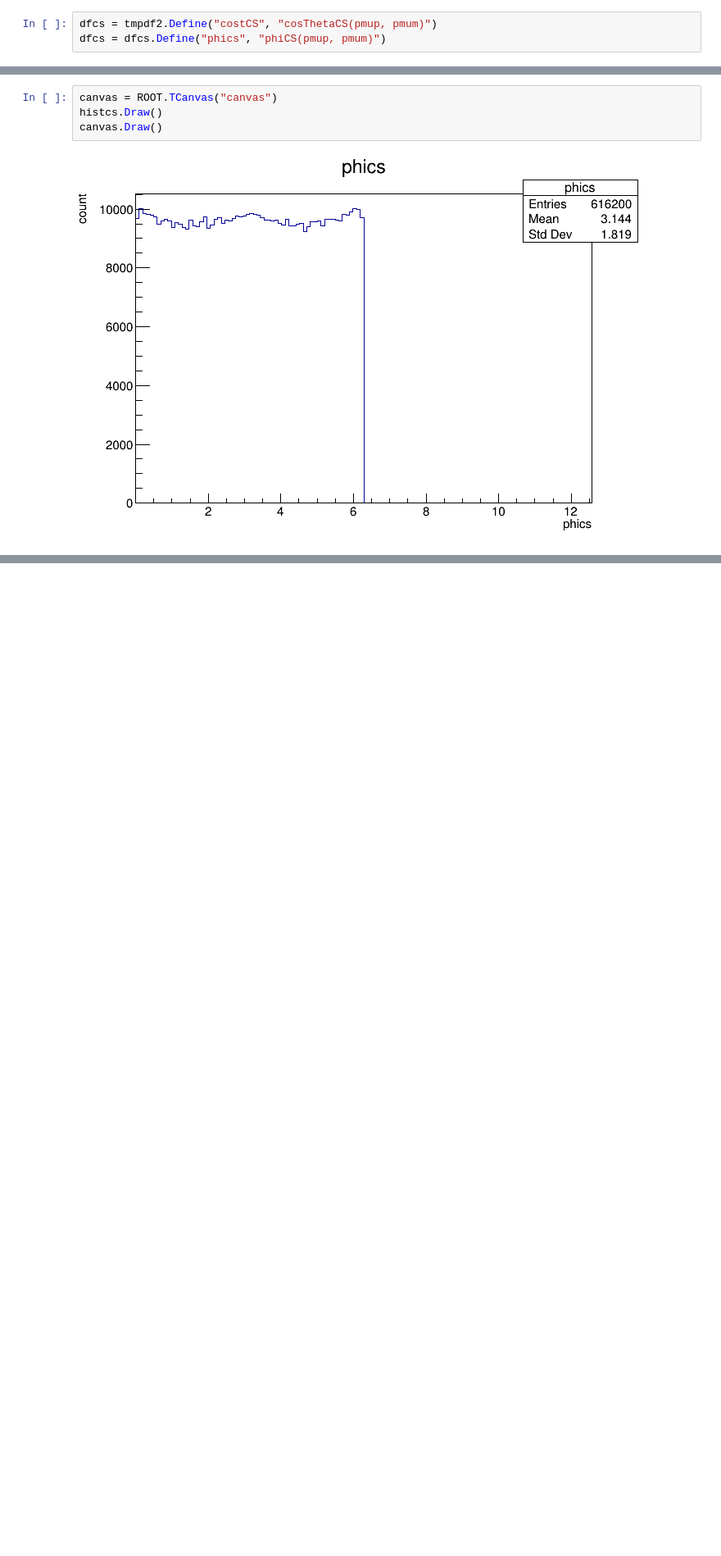
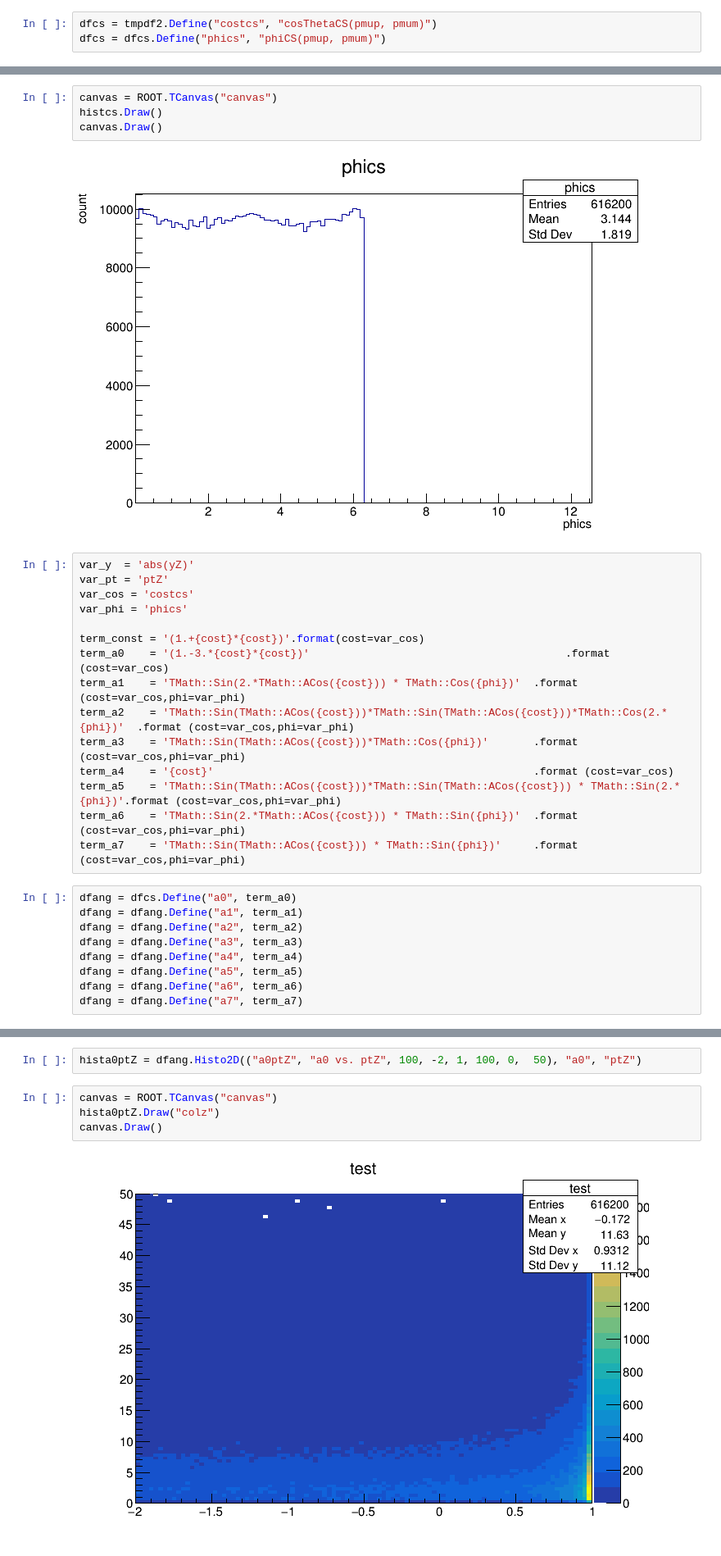
Before and after one commit to kdlong/MiNNLOValidation, a Jupyter notebook: angularCoefficients.ipynb, the cells around one changed output, grey strips where cells are left out. Shown: that part at 82% size. Drawn from its saved outputs; the diff is of its cells as text; blank space fills up the shorter version.

Commit message:
Add some 2D histograms

```diff
--- a/angularCoefficients.ipynb
+++ b/angularCoefficients.ipynb
@@ -93,6 +88,6 @@ tmpdf2 = dfz.Define("pmup", "LHEPart_pdgId[0] < 0 ? pmu1 : pmu2")
 tmpdf2 = tmpdf2.Define("pmum", "LHEPart_pdgId[0] > 0 ? pmu1 : pmu2")
 tmpdf2 = tmpdf2.Define("pmumpt", "pmum.Pt()")
 # %%
-dfcs = tmpdf2.Define("costCS", "cosThetaCS(pmup, pmum)")
+dfcs = tmpdf2.Define("costcs", "cosThetaCS(pmup, pmum)")
 dfcs = dfcs.Define("phics", "phiCS(pmup, pmum)")
 # %%
@@ -111,3 +106,27 @@ histcs.Draw()
 canvas.Draw()
 # %% [output]
 [figure]
+# %%
+var_y  = 'abs(yZ)'
+var_pt = 'ptZ'
+var_cos = 'costcs'
+var_phi = 'phics'
+
+term_const = '(1.+{cost}*{cost})'.format(cost=var_cos)
+term_a0    = '(1.-3.*{cost}*{cost})'                                        .format (cost=var_cos)
+term_a1    = 'TMath::Sin(2.*TMath::ACos({cost})) * TMath::Cos({phi})'  .format (cost=var_cos,phi=var_phi)
+term_a2    = 'TMath::Sin(TMath::ACos({cost}))*TMath::Sin(TMath::ACos({cost}))*TMath::Cos(2.*{phi})'  .format (cost=var_cos,phi=var_phi)
+term_a3    = 'TMath::Sin(TMath::ACos({cost}))*TMath::Cos({phi})'       .format (cost=var_cos,phi=var_phi)
+term_a4    = '{cost}'                                                  .format (cost=var_cos)
+term_a5    = 'TMath::Sin(TMath::ACos({cost}))*TMath::Sin(TMath::ACos({cost})) * TMath::Sin(2.*{phi})'.format (cost=var_cos,phi=var_phi)
+term_a6    = 'TMath::Sin(2.*TMath::ACos({cost})) * TMath::Sin({phi})'  .format (cost=var_cos,phi=var_phi)
+term_a7    = 'TMath::Sin(TMath::ACos({cost})) * TMath::Sin({phi})'     .format (cost=var_cos,phi=var_phi)
+# %%
+dfang = dfcs.Define("a0", term_a0)
+dfang = dfang.Define("a1", term_a1)
+dfang = dfang.Define("a2", term_a2)
+dfang = dfang.Define("a3", term_a3)
+dfang = dfang.Define("a4", term_a4)
+dfang = dfang.Define("a5", term_a5)
+dfang = dfang.Define("a6", term_a6)
+dfang = dfang.Define("a7", term_a7)
@@ -113,0 +142,8 @@ canvas.Draw()
+# %%
+hista0ptZ = dfang.Histo2D(("a0ptZ", "a0 vs. ptZ", 100, -2, 1, 100, 0,  50), "a0", "ptZ")
+# %%
+canvas = ROOT.TCanvas("canvas")
+hista0ptZ.Draw("colz")
+canvas.Draw()
+# %% [output]
+[figure, added]
```
Also changed, not shown: parts of 6 cells of this notebook.
